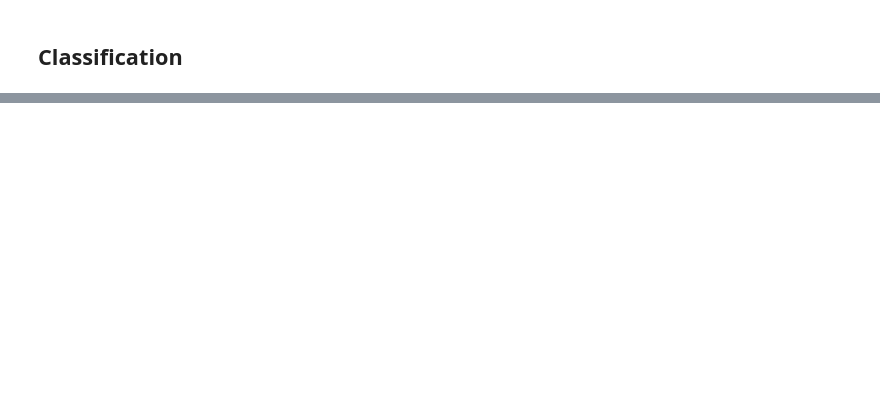
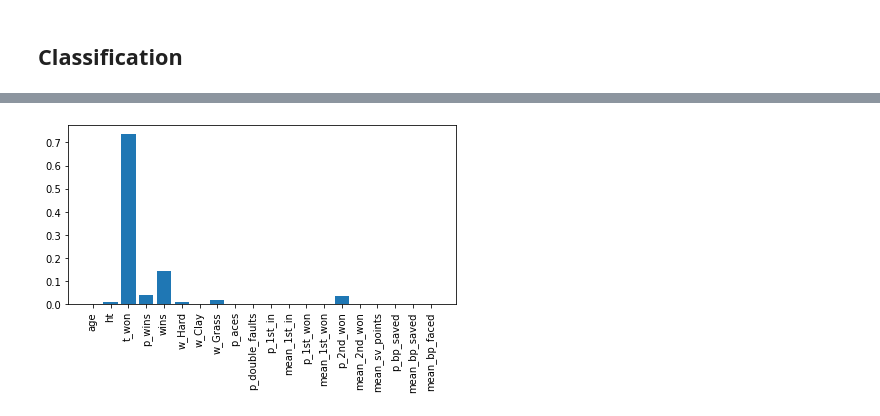
Before and after one commit to nikodallanoce/DataMiningProject, a Jupyter notebook: DM_14_TASK3/DM_14_predictive_analysis.ipynb, the cells around one changed output, grey strips where cells are left out. Saved outputs shown, nothing was run; the diff lists cells and outputs as text; code cells hidden in the pictures; blank space fills up the shorter version.

```diff
--- a/DM_14_TASK3/DM_14_predictive_analysis.ipynb
+++ b/DM_14_TASK3/DM_14_predictive_analysis.ipynb
@@ -275,0 +297,28 @@ memory usage: 339.5 KB
+# %%
+from sklearn import tree
+from sklearn import metrics
+(#to find the best set of parameter setting, we can run a grid search
+from sklearn.model_selection import RandomizedSearchCV
+from sklearn.model_selection import GridSearchCV
+from scipy.stats import randint as sp_randint
+from sklearn.metrics import make_scorer
+from sklearn.metrics import accuracy_score
+
+#define the parameters' values you want to try
+param_dist = {"max_depth": [2,3,4,5,6,7],
+              "min_samples_split": list(np.arange(2, 21, 3)),
+              "min_samples_leaf": list(np.arange(2, 21, 3)),
+              "criterion": ["entropy", "gini"],
+              "class_weight":['balanced', None, {0: 0.2, 1: 0.8}, {0: 0.3, 1: 0.7}, {0: 0.4, 1: 0.6}]}
+#define the number of iters
+n_iter_search = 150
+#define the model
+dt = tree.DecisionTreeClassifiersplitter='best')
+#define the grid search
+grid_search = RandomizedSearchCV(dt, param_distributions=param_dist,
+                            n_iter=n_iter_search,
+                            n_jobs=-1,
+                            verbose=10,
+                            scoring=make_scorer(accuracy_score))
+#run the grid search
+grid_search.fit(train_set, train_label)
@@ -275,0 +366,10 @@ memory usage: 339.5 KB
+# %%
+import matplotlib.pyplot as plt
+
+plt.bar(train_set.columns.values, dt.feature_importances_)
+plt.xticks(rotation='vertical')
+plt.tight_layout()
+plt.show()
+#feat_importance = {A: B for A, B in zip(df_players.columns.values, dt.feature_importances_)}
+# %% [output]
+[figure, added]
```
Also changed, not shown: parts of 113 cells of this notebook.
